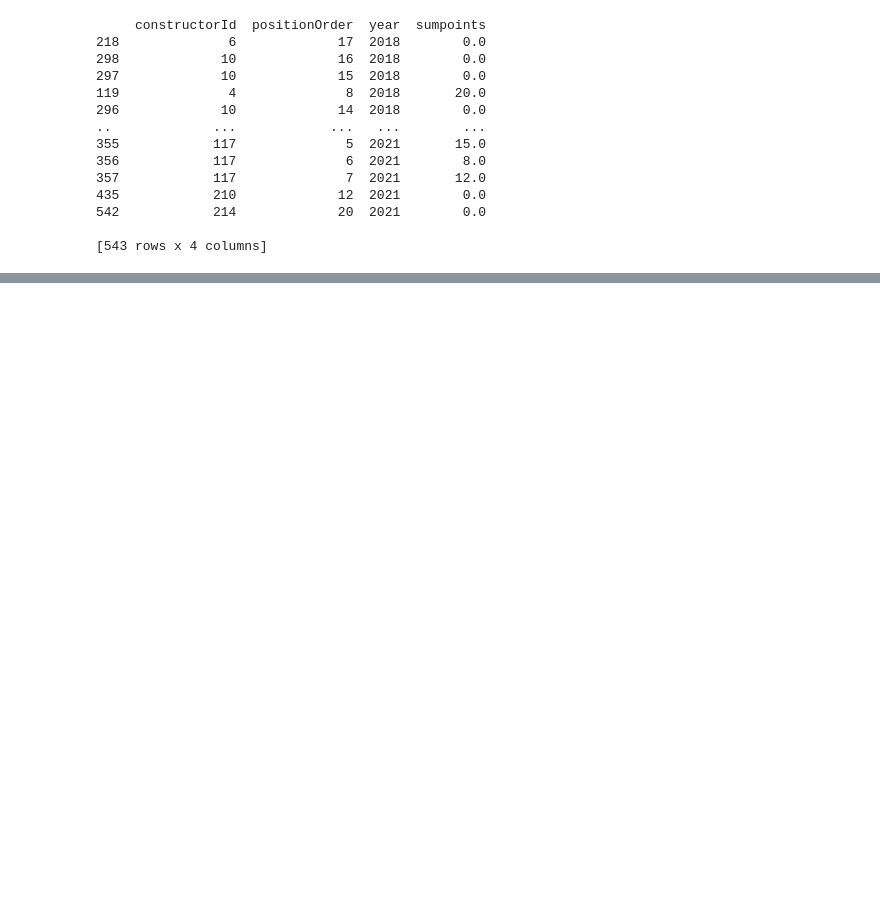
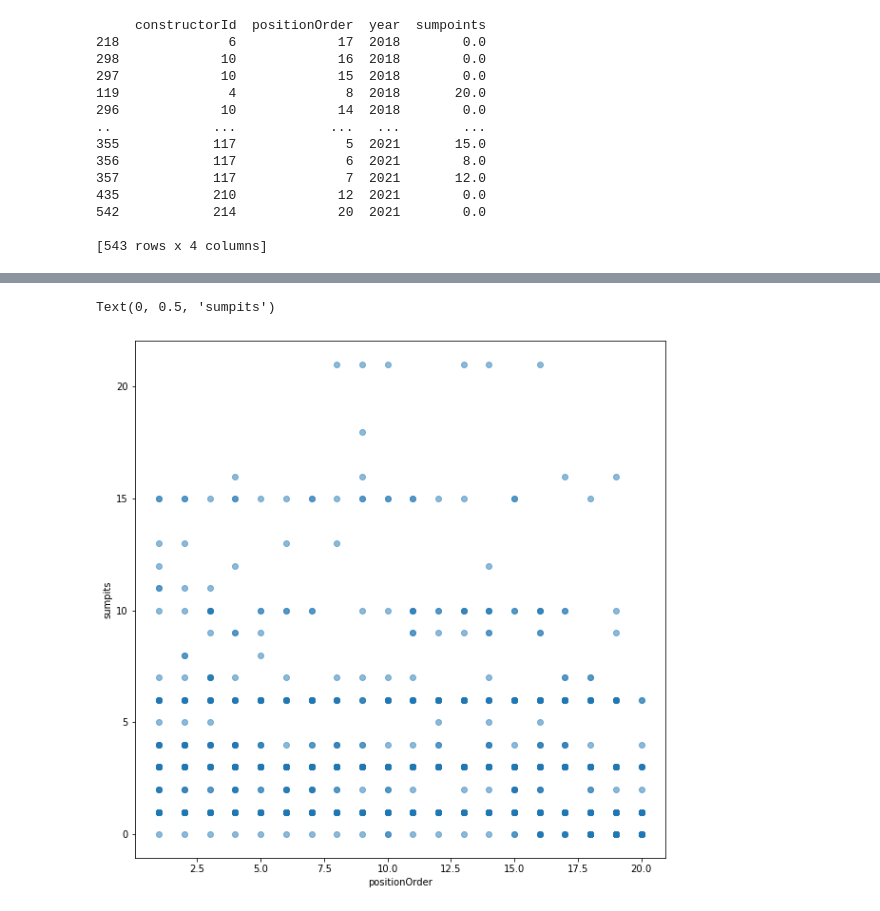
Before and after one commit to SeRoGaTa/FinalProject_Team_8, a Jupyter notebook: Constructor_analysis.ipynb, the cells around one changed output, grey strips where cells are left out. Drawn from its saved outputs; the diff is of its cells as text; code cells hidden in the pictures; blank space fills up the shorter version.

```diff
--- a/Constructor_analysis.ipynb
+++ b/Constructor_analysis.ipynb
@@ -164,0 +270,2 @@ df2.to_csv('position_season.csv')
+# %%
+pits_agg = df.groupby(['constructorId','positionOrder','circuitId']).pitstops.agg(['sum']).reset_index().sort_values('circuitId').rename(columns = {'sum':'sumpits'})
@@ -164,0 +288,8 @@ df2.to_csv('position_season.csv')
+# %%
+fig, ax = plt.subplots(1, 1, figsize=(10,10))
+ax.scatter(x=pits_agg.positionOrder, y=pits_agg.sumpits, alpha=.5)
+ax.set_xlabel('positionOrder')
+ax.set_ylabel('sumpits')
+# %% [output]
+Text(0, 0.5, 'sumpits')
+[figure, added]
```
Also changed, not shown: parts of 19 cells of this notebook.
